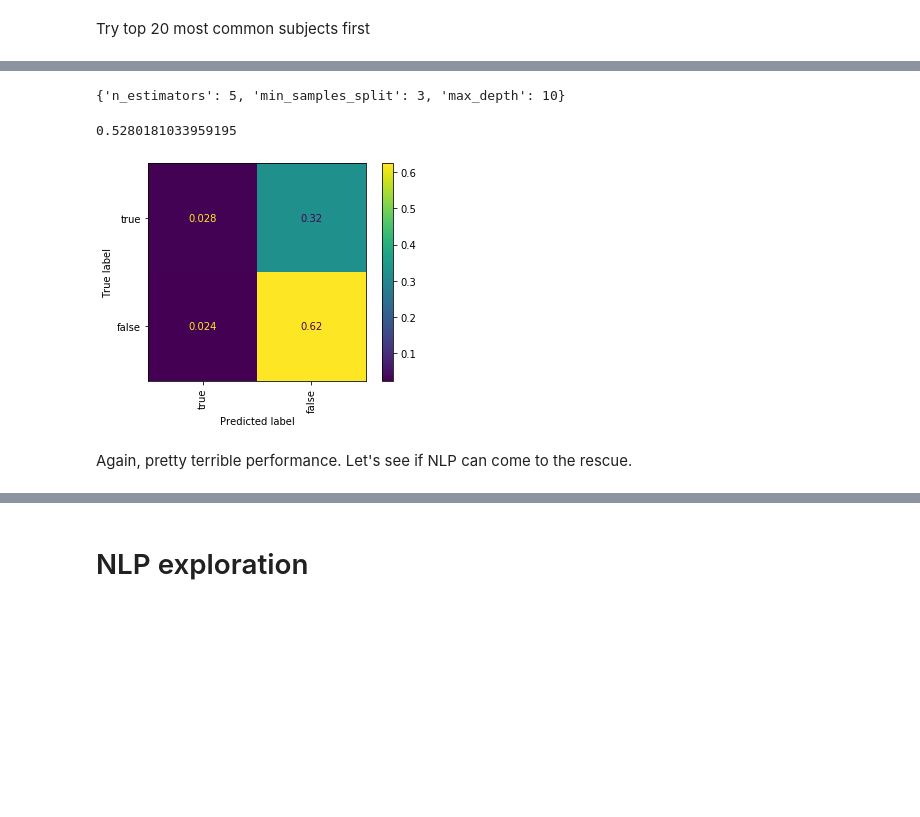
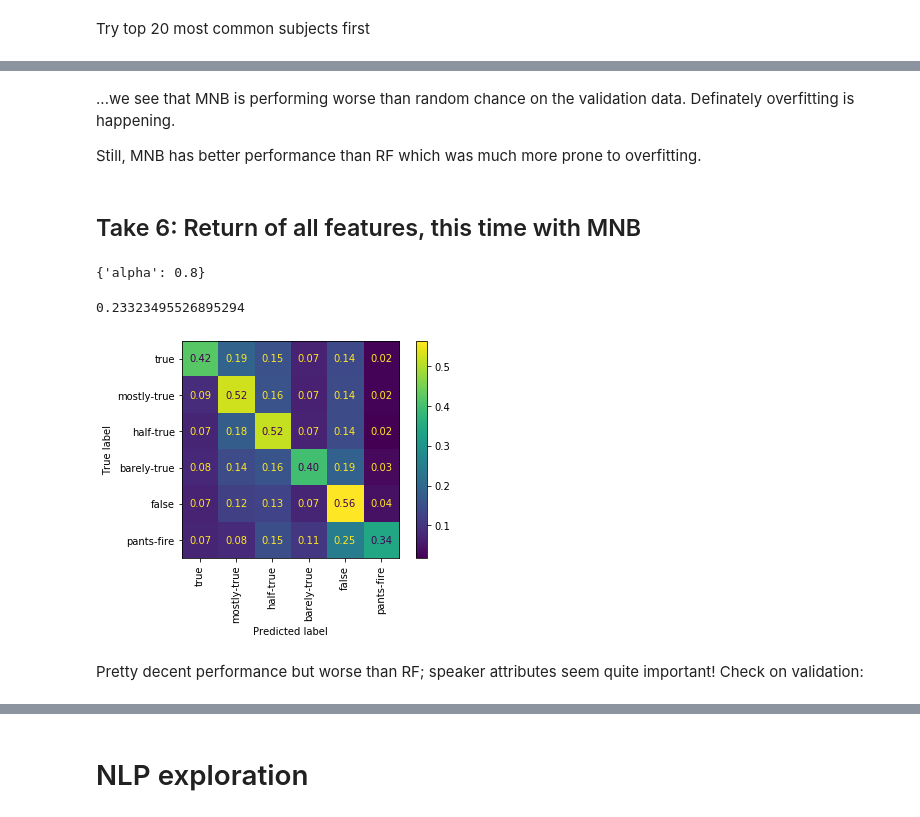
Before and after one commit to KunojiLym/metis_project_4, a Jupyter notebook: liar_eda.ipynb, the cells around one changed output, grey strips where cells are left out. Drawn from its saved outputs; the diff is of its cells as text; code cells hidden in the pictures; blank space fills up the shorter version.

Commit message:
LIAR dataset more exploration

```diff
--- a/liar_eda.ipynb
+++ b/liar_eda.ipynb
@@ -829,0 +992,16 @@ Name: label, Length: 11524, dtype: object
+# %%
+model_mnb = MultinomialNB()
+
+#create a dictionary of all values we want to test for n_neighbors
+param_grid_mnb = {'alpha': np.arange(0.1, 2, 0.1)}
+
+#use gridsearch to test all values for n_neighbors
+model_mnb_gscv = GridSearchCV(model_mnb,
+                              param_grid_mnb,
+                              cv=KFold(n_splits=5, shuffle=True, random_state=RANDOM),
+                              scoring=f1scorer,
+                              n_jobs=6) # 6-core cpu here
+# %%
+#fit model to data
+model_mnb_gscv.fit(train_X, train_y)
+model_mnb_gscv.best_params_
@@ -830,19 +1064,29 @@ Name: label, Length: 11524, dtype: object
+# %% [markdown]
+...we see that MNB is performing worse than random chance on the validation data. Definately overfitting is happening.
+
+Still, MNB has better performance than RF which was much more prone to overfitting.
+# %% [markdown]
+## Take 6: Return of all features, this time with MNB
+# %%
+train_X = speaker_dummies_df.join(liar_train_subj_dummies).fillna('')
+train_y = liar_train['label']
 # %%
 #fit model to new data
-model_rforest_rscv.fit(train_X, train_y)
-model_rforest_rscv.best_params_
+model_mnb_gscv.fit(train_X, train_y)
+model_mnb_gscv.best_params_
 # %% [output]
-{'n_estimators': 5, 'min_samples_split': 3, 'max_depth': 10}
+{'alpha': 0.8}
 # %%
-model_rforest_rscv.best_score_
+model_mnb_gscv.best_score_
 # %% [output]
-0.5280181033959195
+0.23323495526895294
 # %%
-plot_confusion_matrix(model_rforest_rscv, train_X, train_y,
-                      labels=['true','false'],
-                      normalize='all',
-                      xticks_rotation='vertical');
+plot_confusion_matrix(model_mnb_gscv, train_X, train_y,
+                      labels=liar_label_order,
+                      xticks_rotation='vertical',
+                      normalize='true',
+                      values_format='.2f');
 # %% [output]
-[figure, old version]
+[figure, new version]
-# %% [markdown]
-Again, pretty terrible performance. Let's see if NLP can come to the rescue.
+# %% [markdown]
+Pretty decent performance but worse than RF; speaker attributes seem quite important! Check on validation:
```
Also changed, not shown: parts of 216 cells of this notebook, 1 other file.
